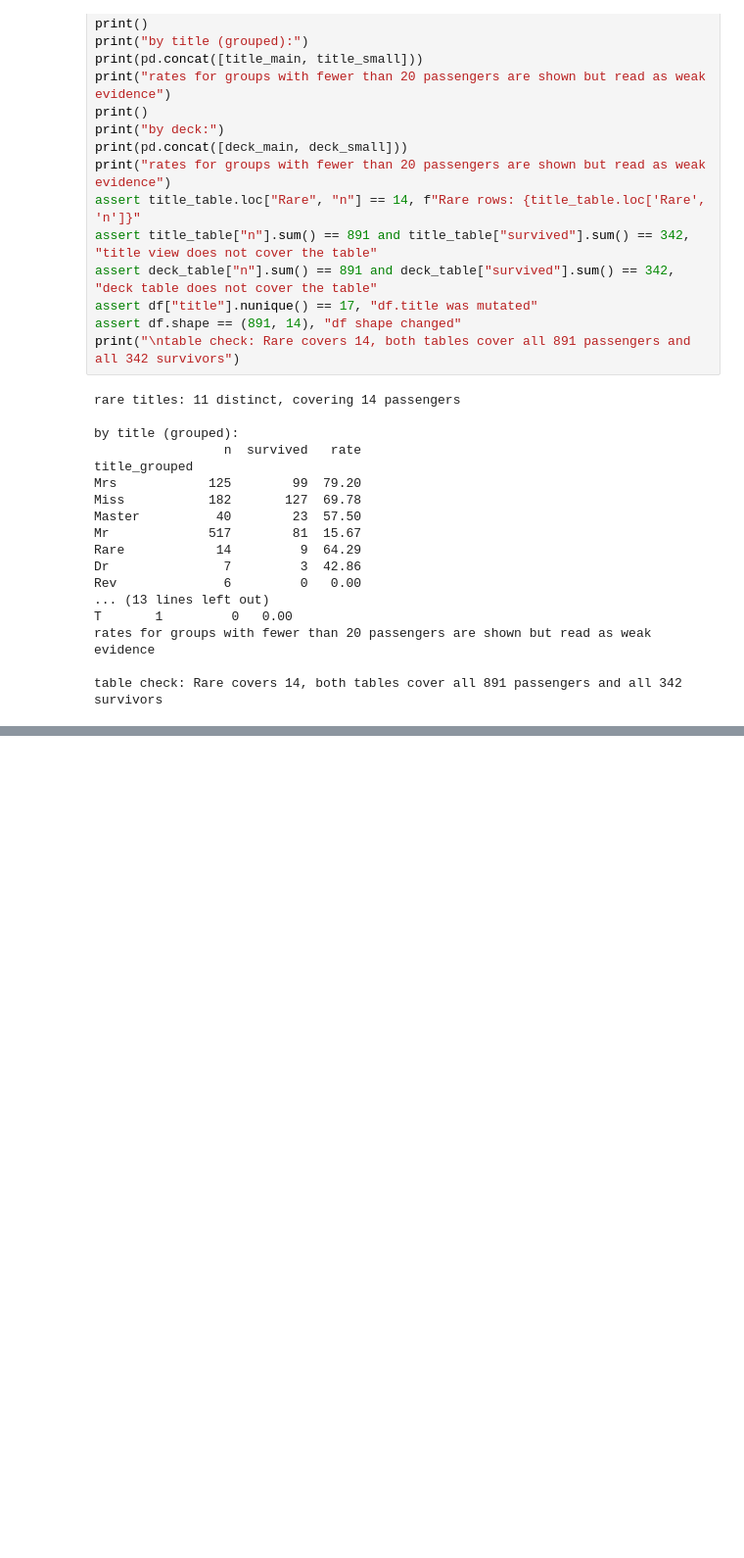
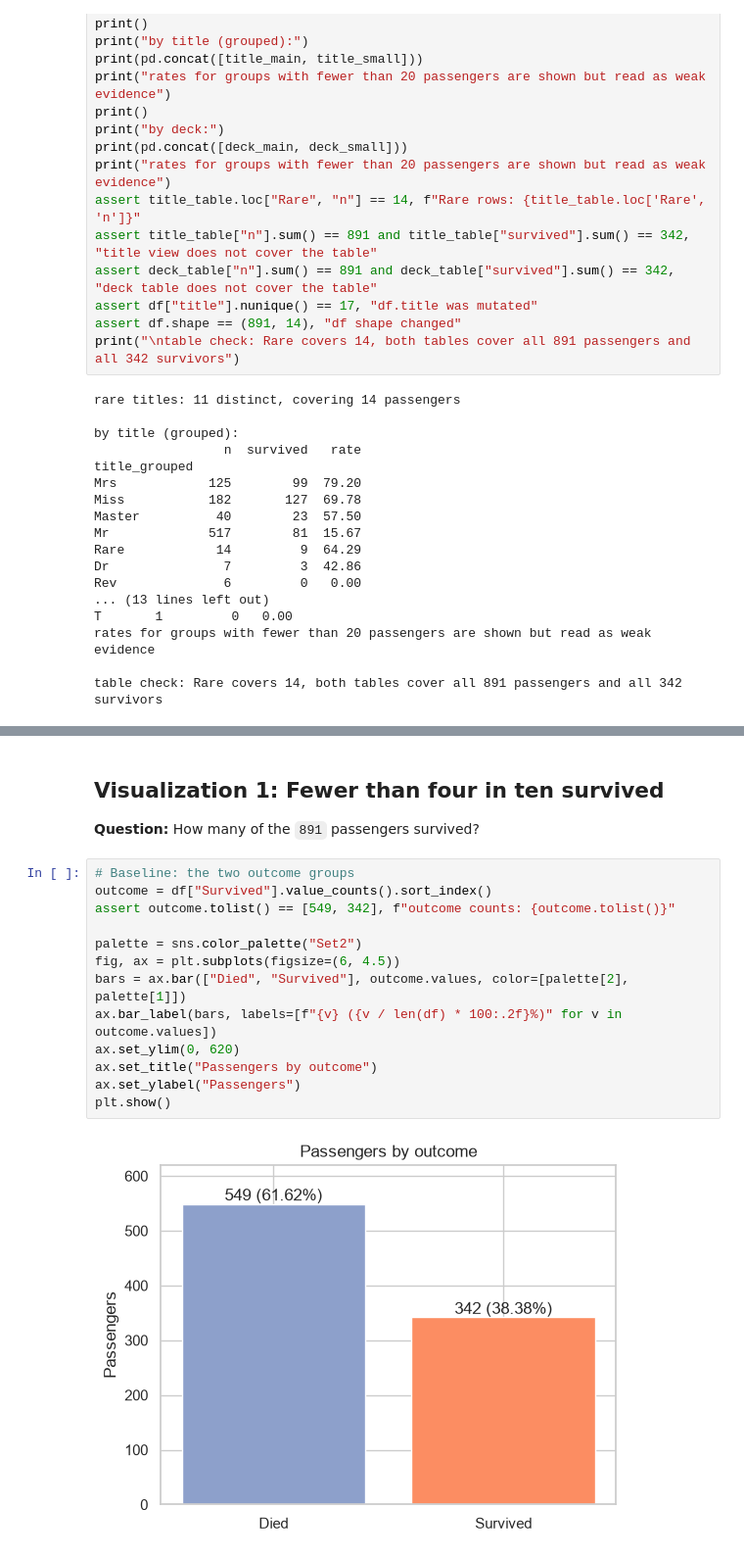
Before and after one commit to intend-dev/ai-programming-foundations-project, a Jupyter notebook: data_workflow.ipynb, the cells around one changed output, grey strips where cells are left out. Shown at 98% size. Drawn from its saved outputs; the diff is of its cells as text; blank space fills up the shorter version.

Commit message:
Add the visualizations section with five annotated survival figures

```diff
--- a/data_workflow.ipynb
+++ b/data_workflow.ipynb
@@ -469,0 +476,19 @@ Survival broadly follows sex and life stage: adult women (`Mrs` and `Miss`) and
+# %% [markdown]
+## Visualization 1: Fewer than four in ten survived
+
+**Question:** How many of the `891` passengers survived?
+# %%
+# Baseline: the two outcome groups
+outcome = df["Survived"].value_counts().sort_index()
+assert outcome.tolist() == [549, 342], f"outcome counts: {outcome.tolist()}"
+
+palette = sns.color_palette("Set2")
+fig, ax = plt.subplots(figsize=(6, 4.5))
+bars = ax.bar(["Died", "Survived"], outcome.values, color=[palette[2], palette[1]])
+ax.bar_label(bars, labels=[f"{v} ({v / len(df) * 100:.2f}%)" for v in outcome.values])
+ax.set_ylim(0, 620)
+ax.set_title("Passengers by outcome")
+ax.set_ylabel("Passengers")
+plt.show()
+# %% [output]
+[figure, added]
```
Also changed, not shown: parts of 15 cells of this notebook.
